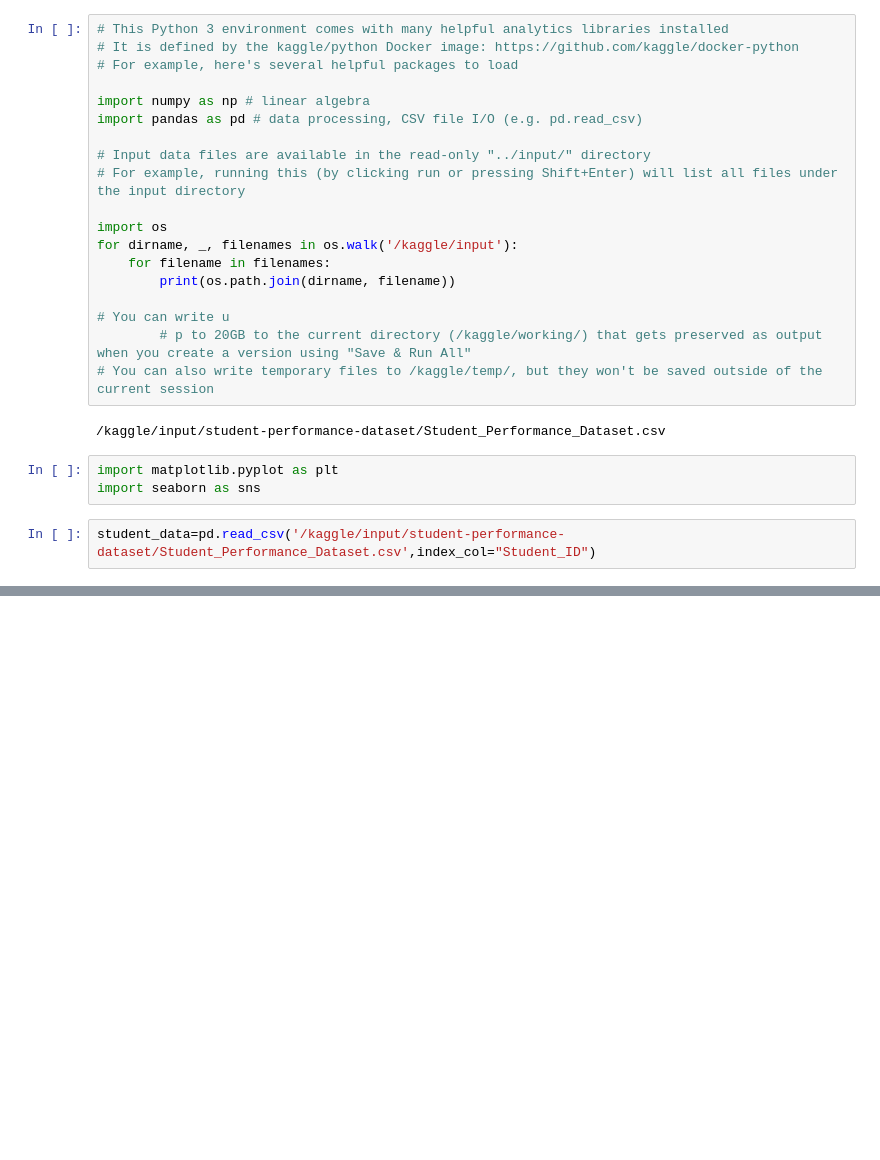
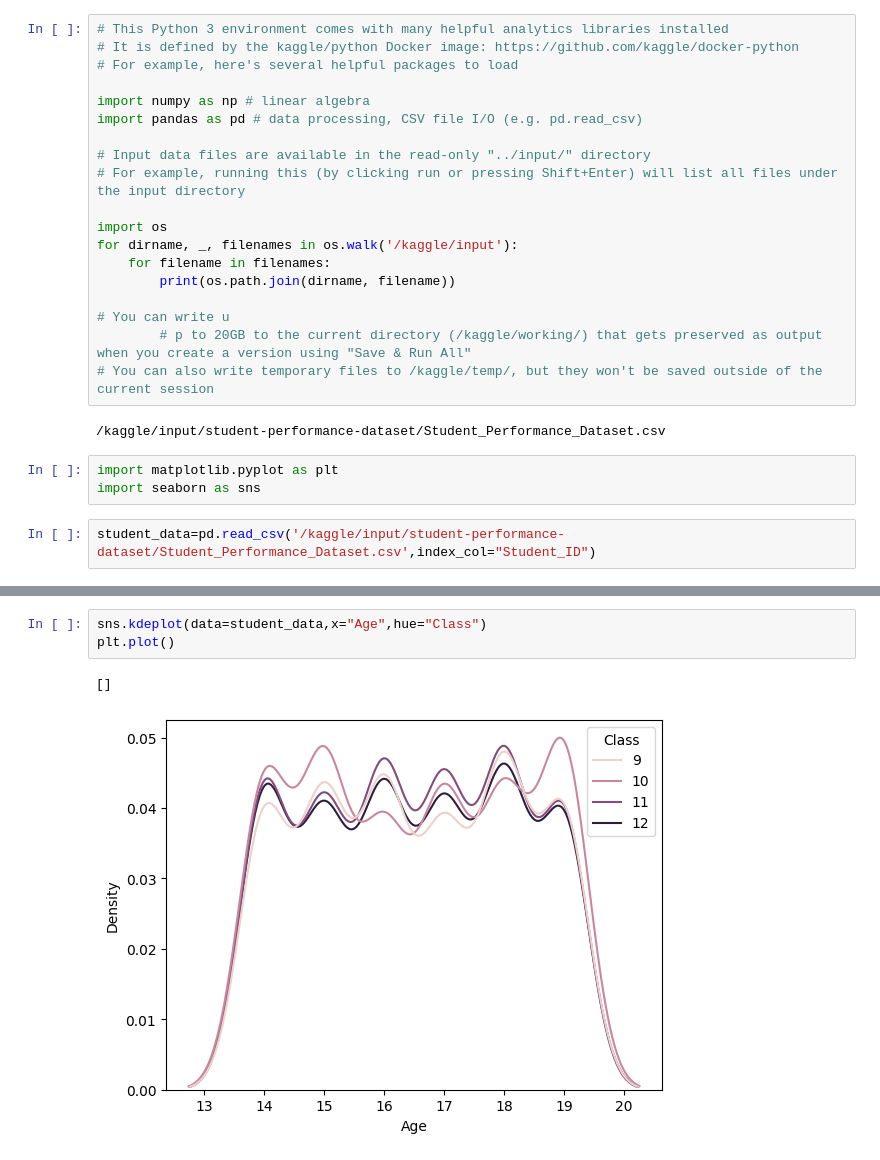
Before and after one commit to SagunBastola/Student_Performance_Dataset, a Jupyter notebook: exploratory-data-analylsis.ipynb, the cells around one changed output, grey strips where cells are left out. Cells and saved outputs as stored; diff of their text form; blank space fills up the shorter version.

```diff
--- a/exploratory-data-analylsis.ipynb
+++ b/exploratory-data-analylsis.ipynb
@@ -45,0 +111,6 @@ student_data
+# %%
+sns.kdeplot(data=student_data,x="Age",hue="Class")
+plt.plot()
+# %% [output]
+[]
+[figure, added]
```
Also changed, not shown: parts of 20 cells of this notebook.
